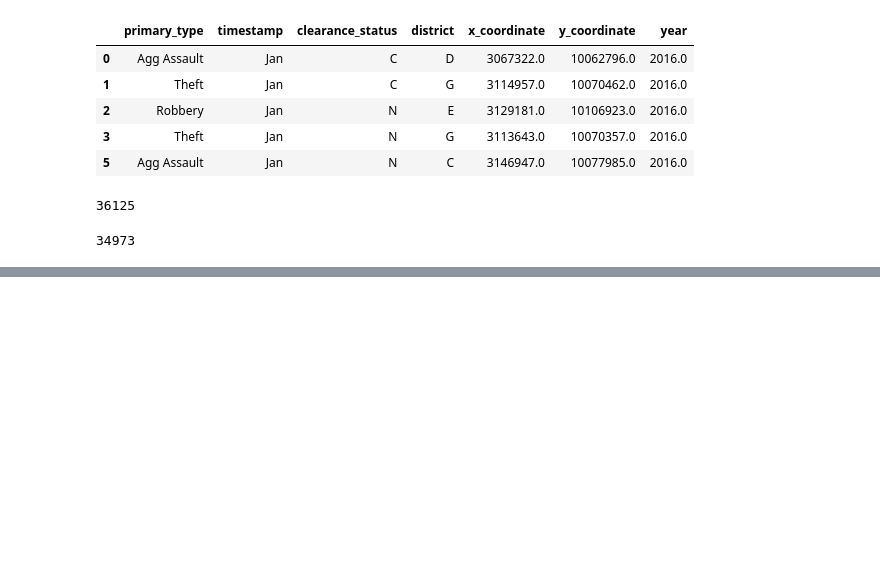
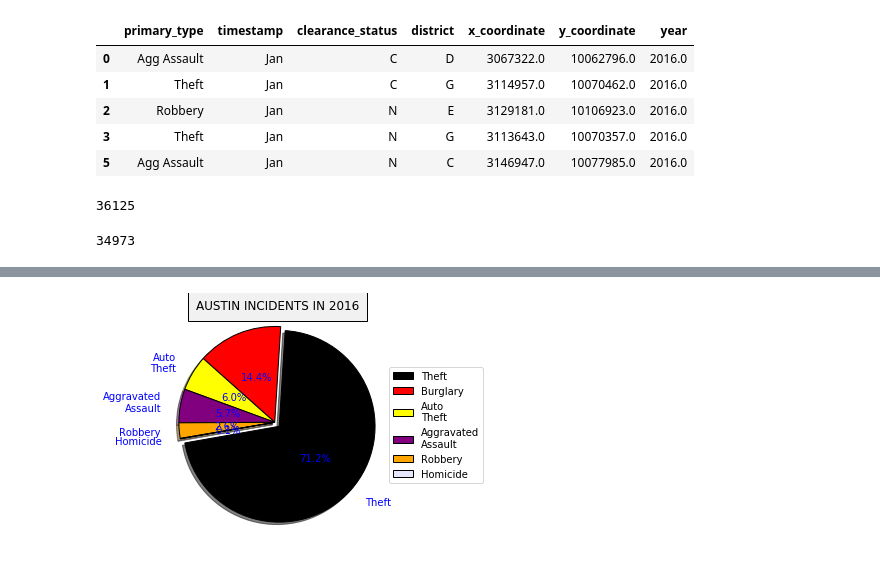
Before and after one commit to shruthieg/Austin-Crime-Data-Analytics, a Jupyter notebook: Project_1_Data_cleanse.ipynb, the cells around one changed output, grey strips where cells are left out. Drawn from its saved outputs; the diff is of its cells as text; code cells hidden in the pictures; blank space fills up the shorter version.

```diff
--- a/Project_1_Data_cleanse.ipynb
+++ b/Project_1_Data_cleanse.ipynb
@@ -177,0 +245,15 @@ print(crime_data_merge_final["year"].value_counts())
+# %%
+# PIE CHART PLOTTING OF ALL CRIMES IN AUSTIN IN 2016
+incident_type_2016 = ['Theft','Burglary','Auto\nTheft', 'Aggravated\nAssault', 'Robbery', 'Homicide']
+values = [24911, 5039, 2092, 1990, 911, 30]
+colors = ["Black", "red", "yellow", "purple","orange","lavender"]
+plt.title("AUSTIN INCIDENTS IN 2016",bbox={'facecolor':'15', 'pad':8})
+explode=(0.05,0,0,0,0,0)
+pie=plt.pie(values,labels=incident_type_2016,explode=explode,colors=colors,
+         autopct="%0.1f%%", shadow=True, startangle=190, pctdistance=0.5,
+        labeldistance=1.2,radius=0.8,textprops={"color":"b"},wedgeprops = { 'linewidth': 1, "edgecolor" :"k" })
+plt.legend(pie[0],incident_type_2016, bbox_to_anchor=(1,0.5), loc="right",bbox_transform=plt.gcf().transFigure)
+plt.axis("equal")
+plt.show()
+# %% [output]
+[figure, added]
```
Also changed, not shown: parts of 16 cells of this notebook.
